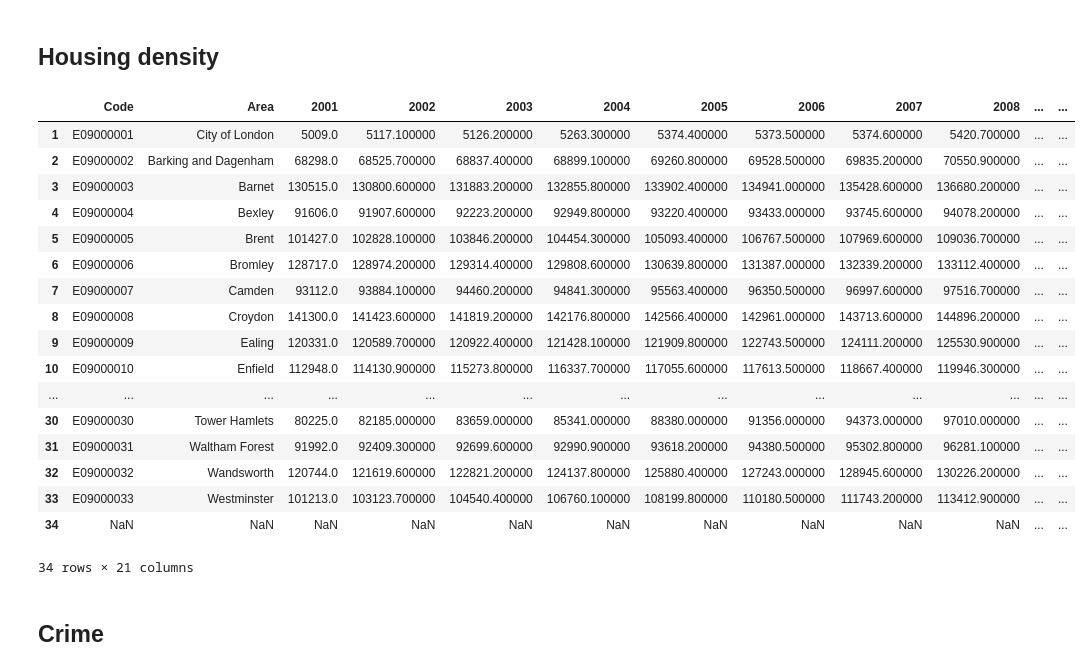
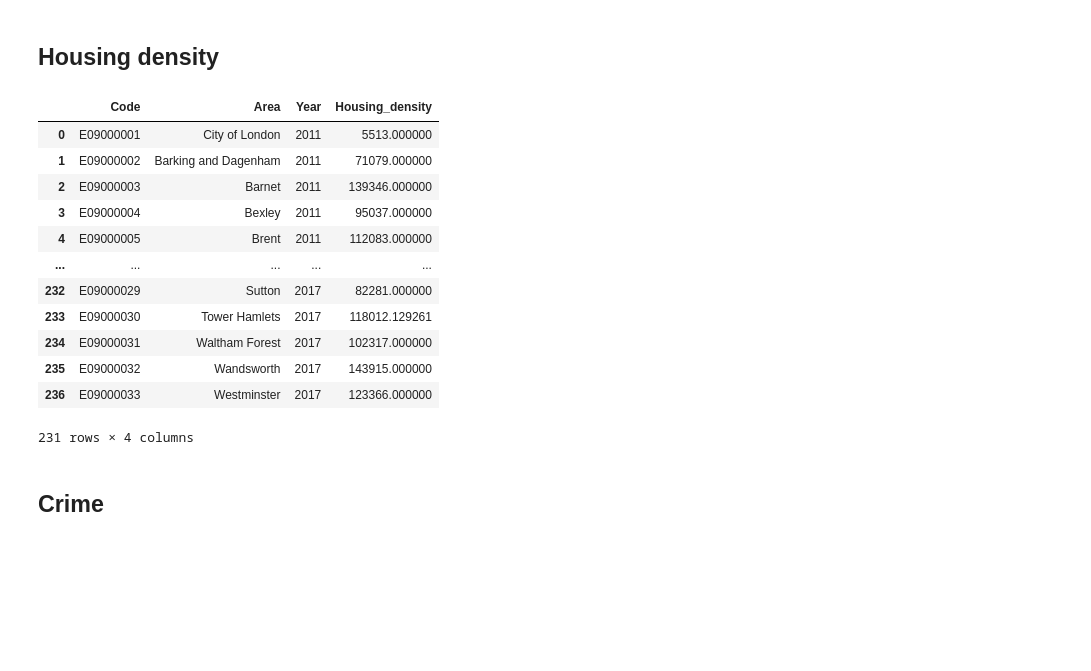
Before and after one commit to MischaRauch/london_house_price_prediction, a Jupyter notebook: reading_data_2.ipynb, the cells around one changed output. Drawn from its saved outputs; the diff is of its cells as text; code cells hidden in the pictures; blank space fills up the shorter version.

```diff
--- a/reading_data_2.ipynb
+++ b/reading_data_2.ipynb
@@ -7,33 +7,36 @@ areas = ['City of London', 'Barking and Dagenham', 'Barnet', 'Bexley', 'Brent',
 # %%
 housing_density = pd.read_excel('data/housing density.xlsx', sheet_name= 'Number of dwellings')
 housing_density = housing_density.drop(index=0)
 for area_london in housing_density['Area name']:
     if area_london not in areas:
         housing_density = housing_density[housing_density['Area name'] != area_london]
 housing_density.rename(columns={'Area name': 'Area'}, inplace=True)
 housing_density.rename(columns={'ONS code': 'Code'}, inplace=True)
 
 # TODO: actually compute the density --> waiting for mischa's data
+
+housing_density = housing_density[['Code','Area',2011,2012,2013,2014,2015,2016,2017]]
+housing_density = pd.melt(housing_density, id_vars=['Code','Area'], var_name='Year', value_name='Housing_density')
+
+housing_density.dropna(inplace=True)
+
+housing_density.to_csv('clean_data/housing_density.csv',index=False)
+
 housing_density
 # %% [output]
-|  | Code | Area | 2001 | 2002 | 2003 | 2004 | 2005 | 2006 | 2007 | 2008 | ... | ... |
-| 1 | E09000001 | City of London | 5009.0 | 5117.100000 | 5126.200000 | 5263.300000 | 5374.400000 | 5373.500000 | 5374.600000 | 5420.700000 | ... | ... |
-| 2 | E09000002 | Barking and Dagenham | 68298.0 | 68525.700000 | 68837.400000 | 68899.100000 | 69260.800000 | 69528.500000 | 69835.200000 | 70550.900000 | ... | ... |
-| 3 | E09000003 | Barnet | 130515.0 | 130800.600000 | 131883.200000 | 132855.800000 | 133902.400000 | 134941.000000 | 135428.600000 | 136680.200000 | ... | ... |
-| 4 | E09000004 | Bexley | 91606.0 | 91907.600000 | 92223.200000 | 92949.800000 | 93220.400000 | 93433.000000 | 93745.600000 | 94078.200000 | ... | ... |
-| 5 | E09000005 | Brent | 101427.0 | 102828.100000 | 103846.200000 | 104454.300000 | 105093.400000 | 106767.500000 | 107969.600000 | 109036.700000 | ... | ... |
-| 6 | E09000006 | Bromley | 128717.0 | 128974.200000 | 129314.400000 | 129808.600000 | 130639.800000 | 131387.000000 | 132339.200000 | 133112.400000 | ... | ... |
-| 7 | E09000007 | Camden | 93112.0 | 93884.100000 | 94460.200000 | 94841.300000 | 95563.400000 | 96350.500000 | 96997.600000 | 97516.700000 | ... | ... |
-| 8 | E09000008 | Croydon | 141300.0 | 141423.600000 | 141819.200000 | 142176.800000 | 142566.400000 | 142961.000000 | 143713.600000 | 144896.200000 | ... | ... |
-| 9 | E09000009 | Ealing | 120331.0 | 120589.700000 | 120922.400000 | 121428.100000 | 121909.800000 | 122743.500000 | 124111.200000 | 125530.900000 | ... | ... |
-| 10 | E09000010 | Enfield | 112948.0 | 114130.900000 | 115273.800000 | 116337.700000 | 117055.600000 | 117613.500000 | 118667.400000 | 119946.300000 | ... | ... |
-| ... | ... | ... | ... | ... | ... | ... | ... | ... | ... | ... | ... | ... |
-| 30 | E09000030 | Tower Hamlets | 80225.0 | 82185.000000 | 83659.000000 | 85341.000000 | 88380.000000 | 91356.000000 | 94373.000000 | 97010.000000 | ... | ... |
-| 31 | E09000031 | Waltham Forest | 91992.0 | 92409.300000 | 92699.600000 | 92990.900000 | 93618.200000 | 94380.500000 | 95302.800000 | 96281.100000 | ... | ... |
-| 32 | E09000032 | Wandsworth | 120744.0 | 121619.600000 | 122821.200000 | 124137.800000 | 125880.400000 | 127243.000000 | 128945.600000 | 130226.200000 | ... | ... |
-| 33 | E09000033 | Westminster | 101213.0 | 103123.700000 | 104540.400000 | 106760.100000 | 108199.800000 | 110180.500000 | 111743.200000 | 113412.900000 | ... | ... |
-| 34 | NaN | NaN | NaN | NaN | NaN | NaN | NaN | NaN | NaN | NaN | ... | ... |
+|  | Code | Area | Year | Housing_density |
+| 0 | E09000001 | City of London | 2011 | 5513.000000 |
+| 1 | E09000002 | Barking and Dagenham | 2011 | 71079.000000 |
+| 2 | E09000003 | Barnet | 2011 | 139346.000000 |
+| 3 | E09000004 | Bexley | 2011 | 95037.000000 |
+| 4 | E09000005 | Brent | 2011 | 112083.000000 |
+| ... | ... | ... | ... | ... |
+| 232 | E09000029 | Sutton | 2017 | 82281.000000 |
+| 233 | E09000030 | Tower Hamlets | 2017 | 118012.129261 |
+| 234 | E09000031 | Waltham Forest | 2017 | 102317.000000 |
+| 235 | E09000032 | Wandsworth | 2017 | 143915.000000 |
+| 236 | E09000033 | Westminster | 2017 | 123366.000000 |
-34 rows × 21 columns
+231 rows × 4 columns
 # %% [markdown]
 ## Crime
 # %%
```
Also changed, not shown: 2 other files.
